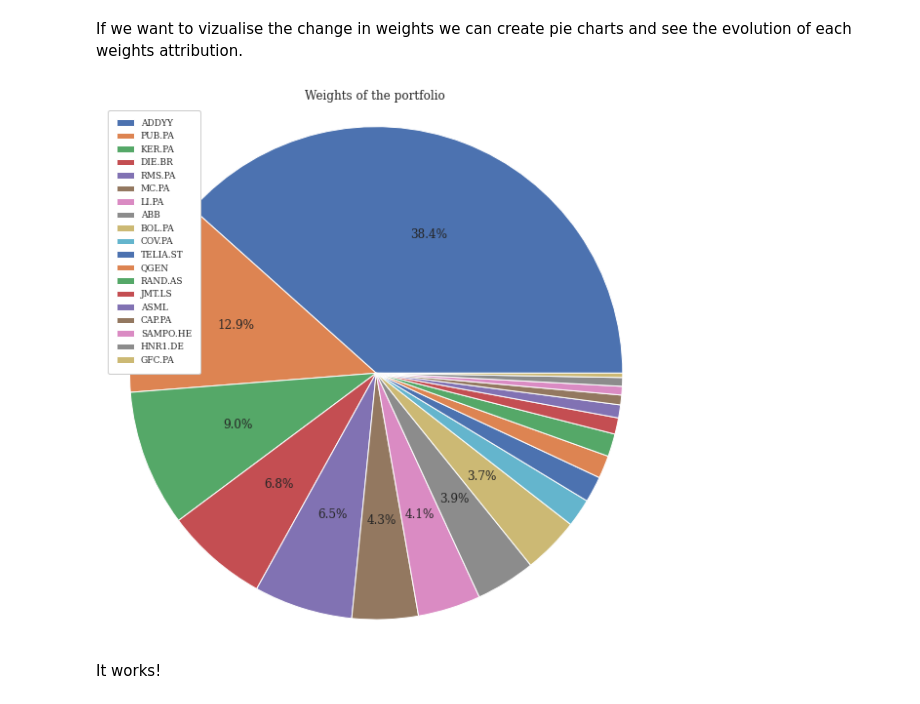
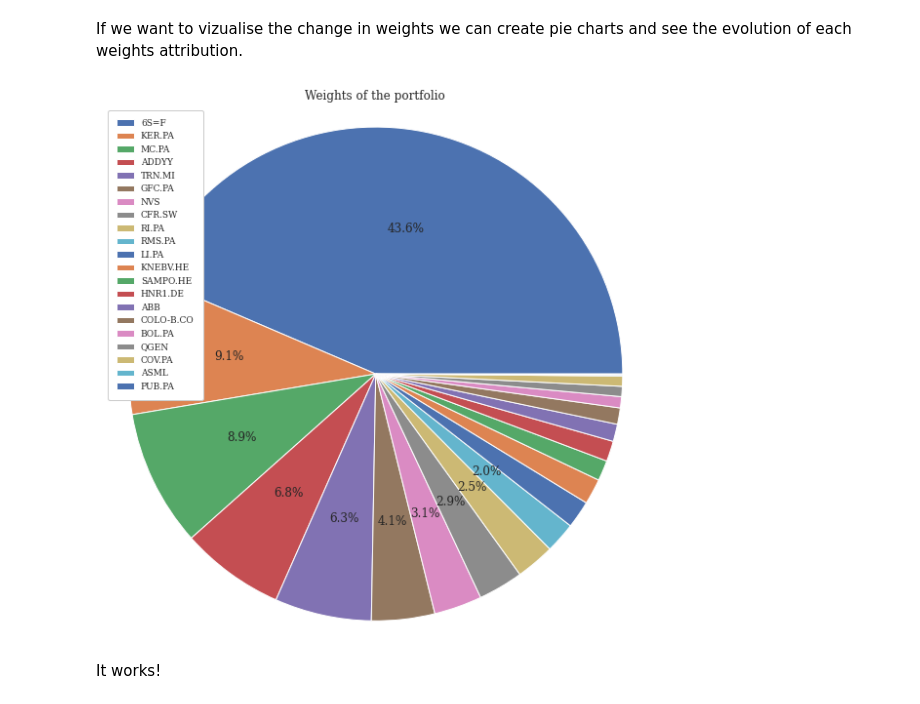
Before and after one commit to bashog/Portfolio-Construction, a Jupyter notebook: 3_portfolio_construction.ipynb, the cells around one changed output. Drawn from its saved outputs; the diff is of its cells as text; code cells hidden in the pictures.

```diff
--- a/3_portfolio_construction.ipynb
+++ b/3_portfolio_construction.ipynb
@@ -322,9 +325,9 @@ Sum of the weights: 0.998
 # %% [markdown]
 If we want to vizualise the change in weights we can create pie charts and see the evolution of each weights attribution.
 # %%
-pf.plot_weights(weights[1])
+pf.plot_weights(weights[2])
 # %% [output]
-[figure, old version]
+[figure, new version]
 # %% [markdown]
 It works!
 # %% [markdown]
```
Also changed, not shown: parts of 8 cells of this notebook, 1 other file.
